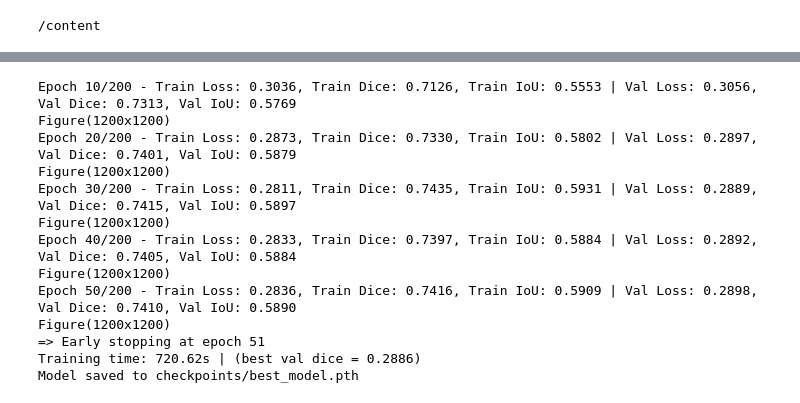
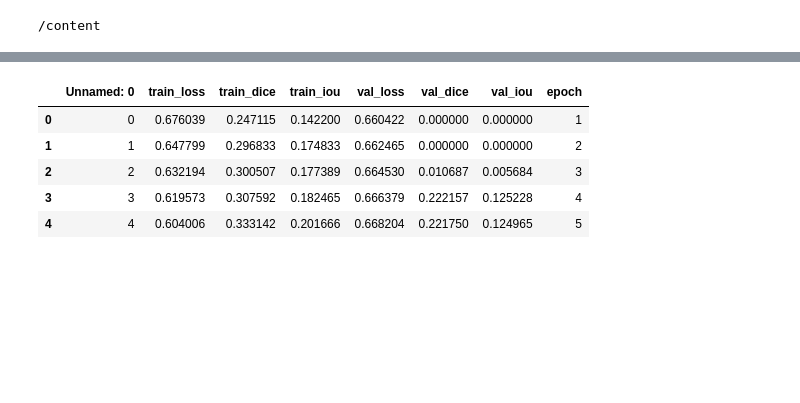
Before and after one commit to toan-ly/CS-5137-Deep-Learning, a Jupyter notebook: homework3/src/run_training.ipynb, the cells around one changed output, grey strips where cells are left out. Cells and saved outputs as stored; diff of their text form; code cells hidden in the pictures; blank space fills up the shorter version.

```diff
--- a/homework3/src/run_training.ipynb
+++ b/homework3/src/run_training.ipynb
@@ -40,23 +70,9 @@ Installed 75 packages in 402ms
 # %%
-!uv run -m src.train \
-    --data_root ./data \
-    --num_workers 2 \
-    --cache_rate 1 \
-    --epochs 200 --batch_size 8 --loss bce_dice --lr 1e-4 --base_channels 64 --depth 3 \
-    --early_stopping_patience 20 \
-    --save_dir checkpoints --save_plots_path results/predictions \
-    --device cuda
+# !uv run -m src.train \
+#     --data_root ./data \
+#     --num_workers 0 \
+#     --cache_rate 1 \
+#     --epochs 200 --batch_size 4 --loss bce_dice --lr 1e-4 --base_channels 64 --depth 3 \
+#     --early_stopping_patience 20 \
+#     --save_dir checkpoints --save_plots_path results/predictions \
+#     --device cuda
-# %% [output]
-Epoch 10/200 - Train Loss: 0.3036, Train Dice: 0.7126, Train IoU: 0.5553 | Val Loss: 0.3056, Val Dice: 0.7313, Val IoU: 0.5769
-Figure(1200x1200)
-Epoch 20/200 - Train Loss: 0.2873, Train Dice: 0.7330, Train IoU: 0.5802 | Val Loss: 0.2897, Val Dice: 0.7401, Val IoU: 0.5879
-Figure(1200x1200)
-Epoch 30/200 - Train Loss: 0.2811, Train Dice: 0.7435, Train IoU: 0.5931 | Val Loss: 0.2889, Val Dice: 0.7415, Val IoU: 0.5897
-Figure(1200x1200)
-Epoch 40/200 - Train Loss: 0.2833, Train Dice: 0.7397, Train IoU: 0.5884 | Val Loss: 0.2892, Val Dice: 0.7405, Val IoU: 0.5884
-Figure(1200x1200)
-Epoch 50/200 - Train Loss: 0.2836, Train Dice: 0.7416, Train IoU: 0.5909 | Val Loss: 0.2898, Val Dice: 0.7410, Val IoU: 0.5890
-Figure(1200x1200)
-=> Early stopping at epoch 51
-Training time: 720.62s | (best val dice = 0.2886)
-Model saved to checkpoints/best_model.pth
@@ -76,0 +82,10 @@ Model saved to checkpoints/best_model.pth
+# %%
+history_df = pd.read_csv('checkpoints/training_history.csv')
+history_df.head()
+# %% [output]
+|  | Unnamed: 0 | train_loss | train_dice | train_iou | val_loss | val_dice | val_iou | epoch |
+| 0 | 0 | 0.676039 | 0.247115 | 0.142200 | 0.660422 | 0.000000 | 0.000000 | 1 |
+| 1 | 1 | 0.647799 | 0.296833 | 0.174833 | 0.662465 | 0.000000 | 0.000000 | 2 |
+| 2 | 2 | 0.632194 | 0.300507 | 0.177389 | 0.664530 | 0.010687 | 0.005684 | 3 |
+| 3 | 3 | 0.619573 | 0.307592 | 0.182465 | 0.666379 | 0.222157 | 0.125228 | 4 |
+| 4 | 4 | 0.604006 | 0.333142 | 0.201666 | 0.668204 | 0.221750 | 0.124965 | 5 |
```
Also changed, not shown: parts of 8 cells of this notebook, 5 other files.
